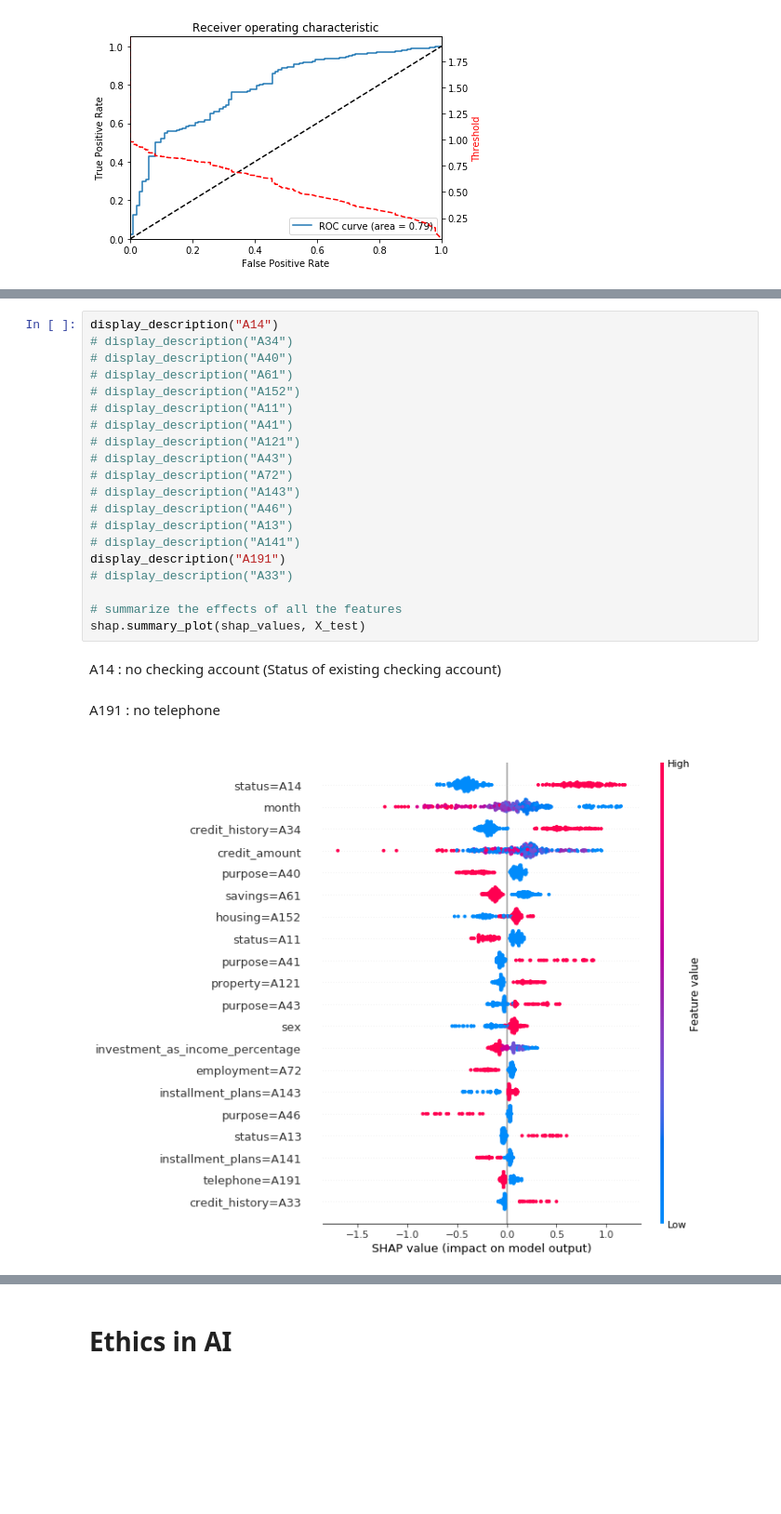
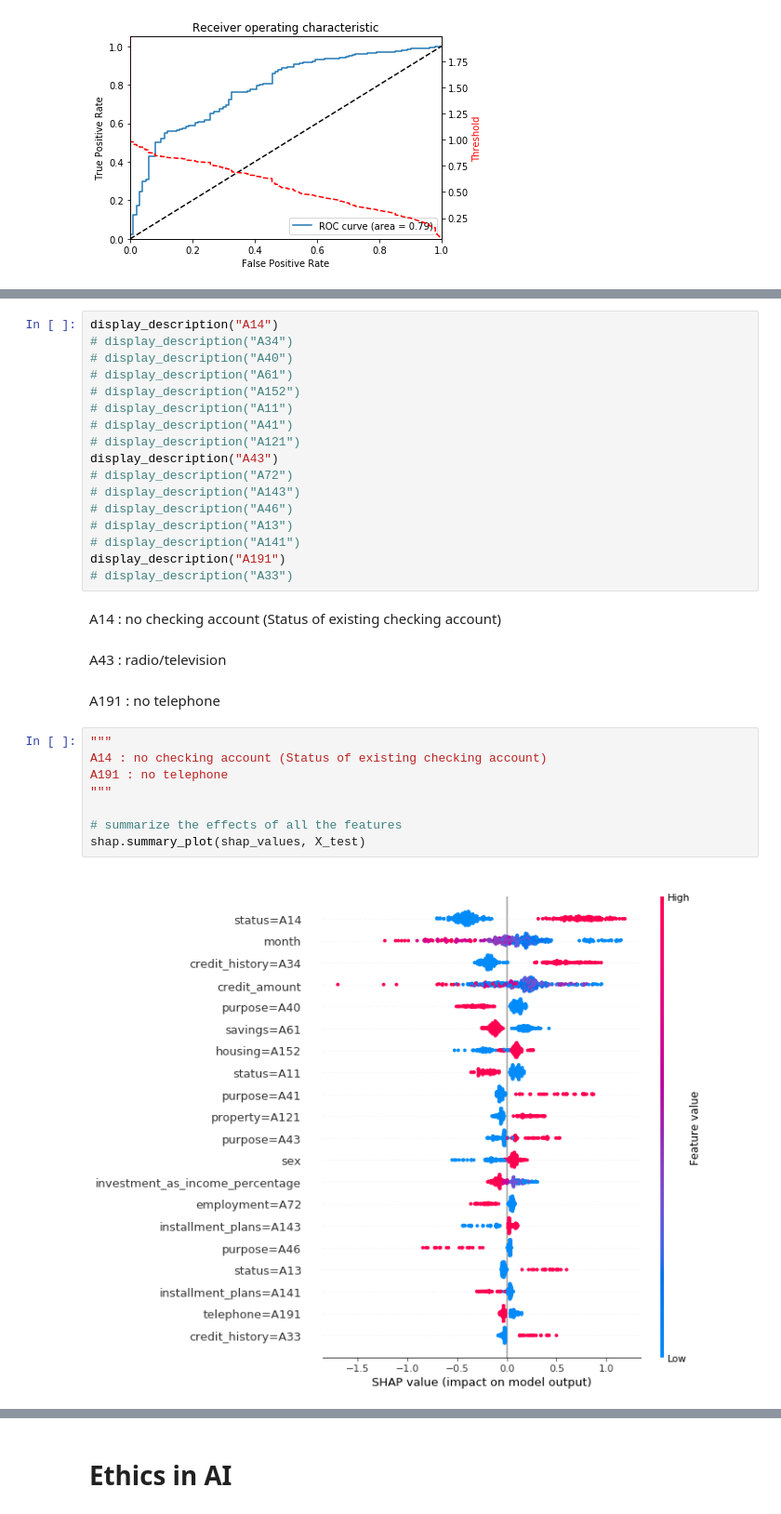
Before and after one commit to jpsmithnl/notebooks, a Jupyter notebook: notebooks/Humans+AI_presentation.ipynb, the cells around one changed output, grey strips where cells are left out. Shown at 93% size. Drawn from its saved outputs; the diff is of its cells as text; blank space fills up the shorter version.

```diff
--- a/notebooks/Humans+AI_presentation.ipynb
+++ b/notebooks/Humans+AI_presentation.ipynb
@@ -193,7 +417,7 @@ display_description("A14")
 # display_description("A11")
 # display_description("A41")
 # display_description("A121")
-# display_description("A43")
+display_description("A43")
 # display_description("A72")
 # display_description("A143")
 # display_description("A46")
@@ -201,10 +425,17 @@ display_description("A14")
 # display_description("A141")
 display_description("A191")
 # display_description("A33")
-
-# summarize the effects of all the features
-shap.summary_plot(shap_values, X_test)
 # %% [output]
 A14 : no checking account (Status of existing checking account)
-A191 : no telephone
+A43 : radio/television
-[figure, removed]
+A191 : no telephone
+# %%
+"""
+A14 : no checking account (Status of existing checking account)
+A191 : no telephone
+"""
+
+# summarize the effects of all the features
+shap.summary_plot(shap_values, X_test)
+# %% [output]
+[figure, added]
```
Also changed, not shown: parts of 131 cells of this notebook, 24 other files.
